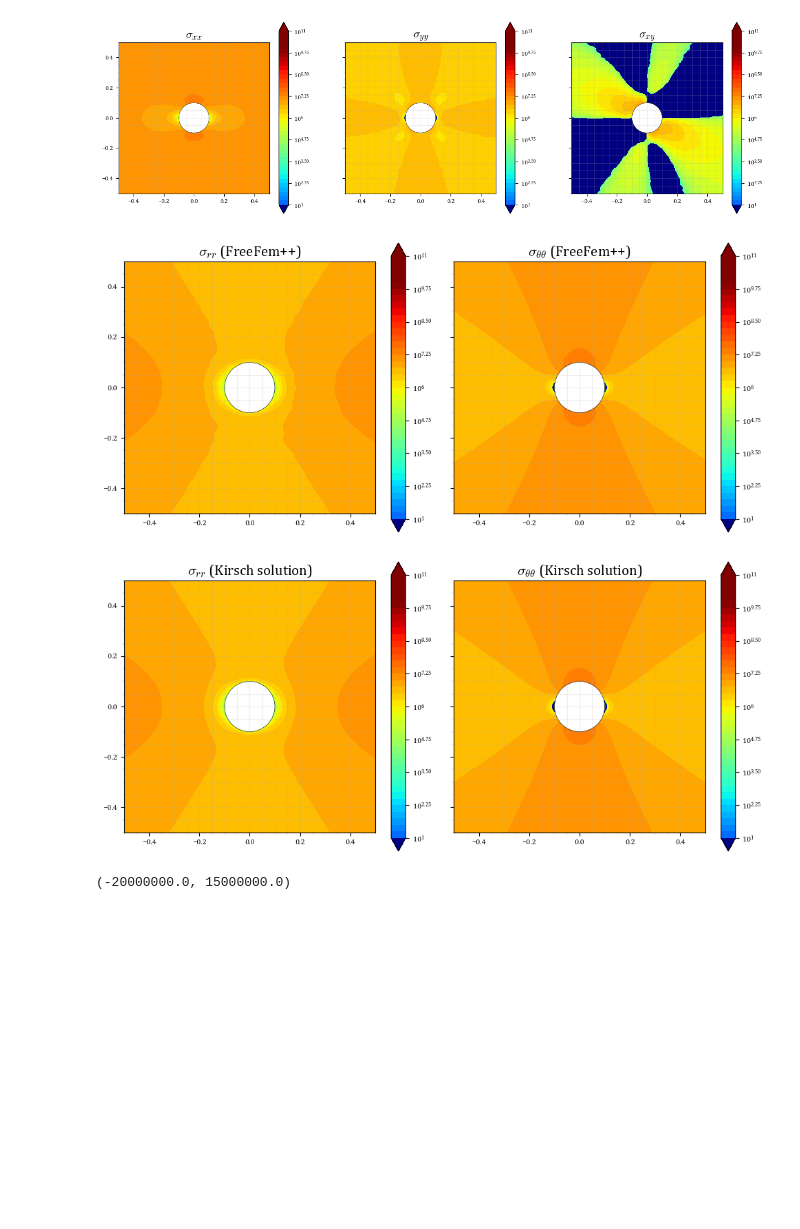
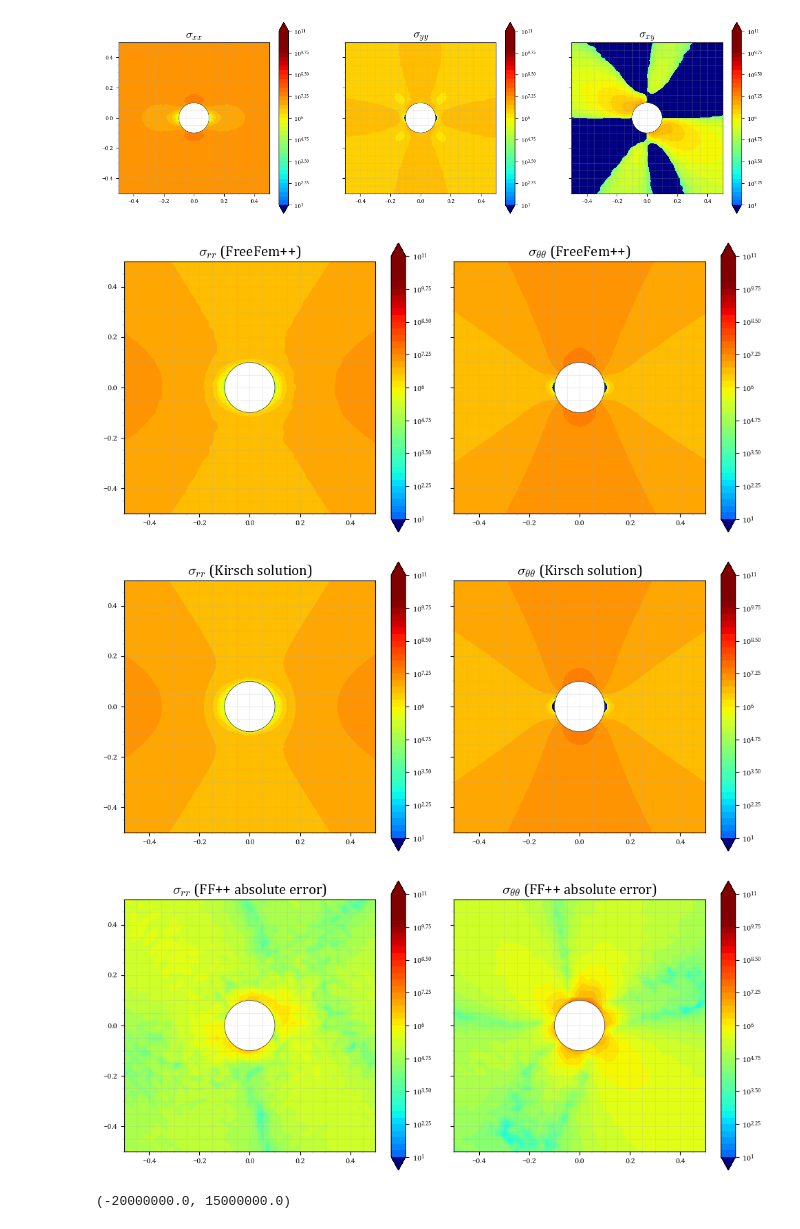
Before and after one commit to rebpoli/Doutorado, a Jupyter notebook: PGE383-AdvGeomec/HW4/AdvGeomec-Poli_Renato_HW4.ipynb, the cells around one changed output. Drawn from its saved outputs; the diff is of its cells as text; code cells hidden in the pictures; blank space fills up the shorter version.

```diff
--- a/PGE383-AdvGeomec/HW4/AdvGeomec-Poli_Renato_HW4.ipynb
+++ b/PGE383-AdvGeomec/HW4/AdvGeomec-Poli_Renato_HW4.ipynb
@@ -267,8 +267,8 @@ Plotting ...
 # %%
 # Rotate stresses from FREEFEM to get sigrr and sigtt
 
-SIGRR = np.zeros_like( SIGXX )
-SIGTT = np.zeros_like( SIGXX )
+SIGRR_ff = np.zeros_like( SIGXX )
+SIGTT_ff = np.zeros_like( SIGXX )
 
 for i in np.arange(len(SIGXX)) :
     for j in np.arange(len(SIGXX[i])) :
@@ -280,41 +280,52 @@ for i in np.arange(len(SIGXX)) :
         ROT = np.array( [ [ np.cos(theta), -np.sin(theta) ], [ np.sin(theta), np.cos(theta) ] ] )
         SIGij = np.array( [ [ sxx, sxy ] , [ sxy, syy ] ] )
         SIGmn = ROT.T @ SIGij @ ROT
-        SIGRR[i,j] = SIGmn[0,0]
-        SIGTT[i,j] = SIGmn[1,1]
+        SIGRR_ff[i,j] = SIGmn[0,0]
+        SIGTT_ff[i,j] = SIGmn[1,1]
 
 fig, [ax1,ax2] = plt.subplots( 1, 2, sharey=True )
 fig.set_size_inches(10,4.5)
-plot_well( xi, yi, SIGRR, ax1, r"$\sigma_{rr}$ (FreeFem++)" )
-plot_well( xi, yi, SIGTT, ax2, r"$\sigma_{\theta\theta}$ (FreeFem++)" )
+plot_well( xi, yi, SIGRR_ff, ax1, r"$\sigma_{rr}$ (FreeFem++)" )
+plot_well( xi, yi, SIGTT_ff, ax2, r"$\sigma_{\theta\theta}$ (FreeFem++)" )
 fig.tight_layout()
 
 
 #
 # Compare to the analyticallim = 1
 #
 
-npts = 200
+npts = 100
 x = np.linspace(-lim,lim,npts)
 X, Y = np.meshgrid(x, x)
 SIGTT = np.zeros_like( X ) ; SIGRT = np.zeros_like( X ) ; SIGRR = np.zeros_like( X )
 
 # Calculate the kirsch solution in space
 for i in np.arange(npts) :
     for j in np.arange(npts) :
         SIGTT[i,j], SIGRT[i,j], SIGRR[i,j] = \
             kirsch(X[i,j],Y[i,j])
 
 # Do the plotting
 fig, [ax1,ax2] = plt.subplots( 1, 2, sharey=True )
 fig.set_size_inches(10,4.5)
-
 plot_well( X, Y, SIGRR, ax1, r"$\sigma_{rr}$ (Kirsch solution)" )
 plot_well( X, Y, SIGTT, ax2, r"$\sigma_{\theta\theta}$ (Kirsch solution)" )
 fig.tight_layout()
+
+#
+# Calculate the errors
+#
+TT_err = np.abs( SIGTT_ff - SIGTT )
+RR_err = np.abs( SIGRR_ff - SIGRR )
+fig, [ax1,ax2] = plt.subplots( 1, 2, sharey=True )
+fig.set_size_inches(10,4.5)
+plot_well( X, Y, RR_err, ax1, r"$\sigma_{rr}$ (FF++ absolute error)" )
+plot_well( X, Y, TT_err, ax2, r"$\sigma_{\theta\theta}$ (FF++ absolute error)" )
+fig.tight_layout()
 # %% [output]
 [figure]
 [figure]
+[figure, added]
 # %%
 x = np.linspace(-1,1,50)
 y = np.zeros_like(x)
```
Also changed, not shown: parts of 6 cells of this notebook, 9 other files.
